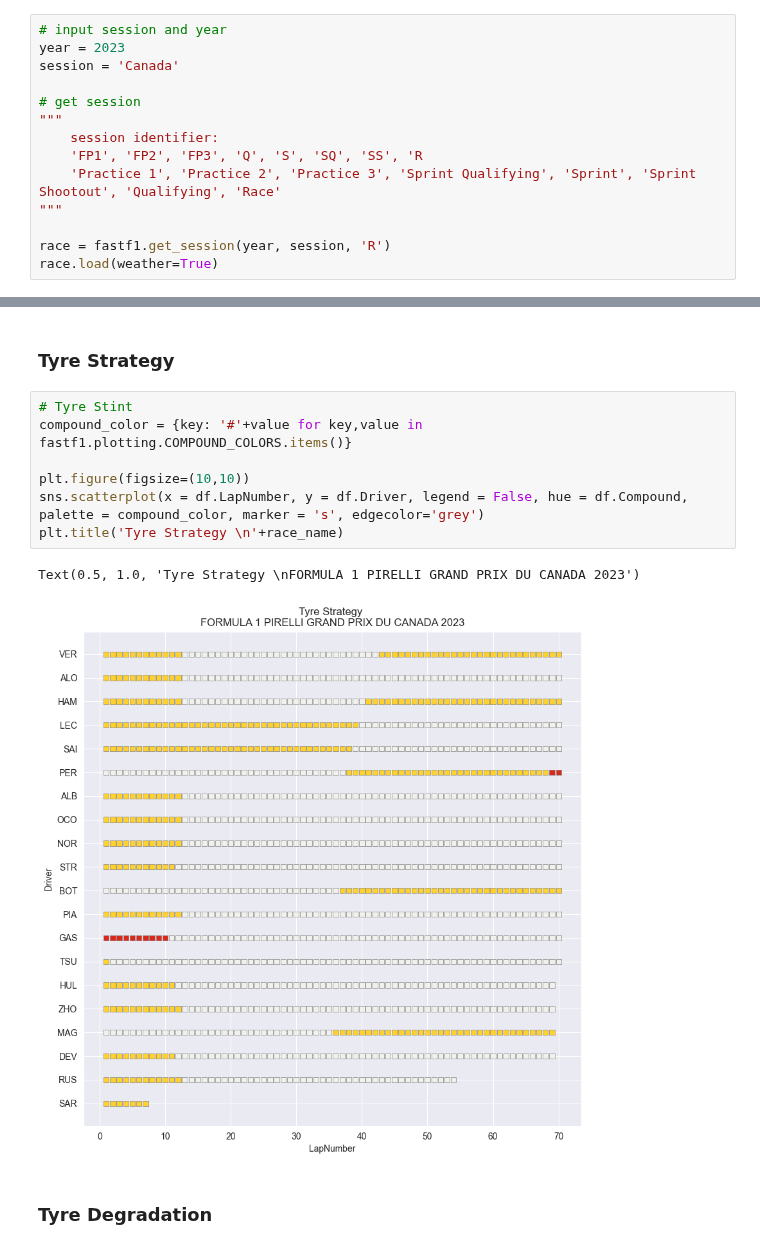
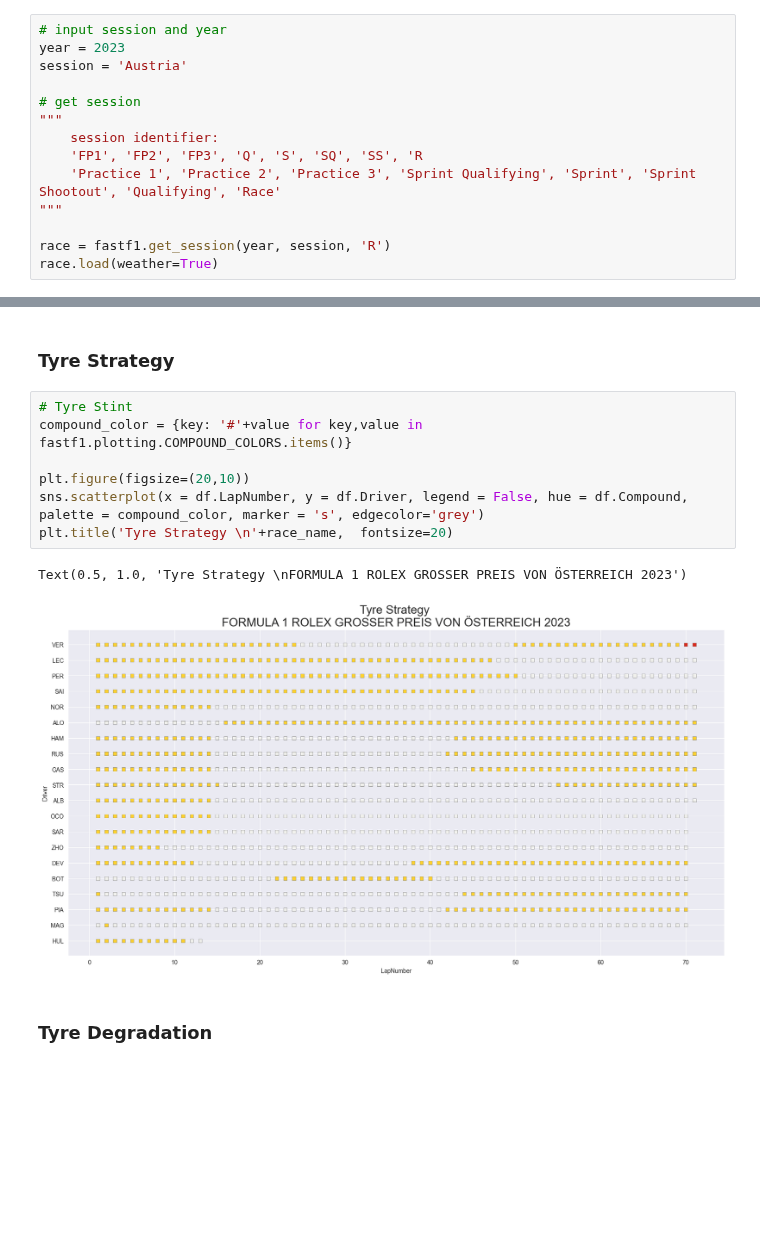
Before and after one commit to edmundhong/formula1-dataanalysis, a Jupyter notebook: Race Analysis.ipynb, the cells around one changed output, grey strips where cells are left out. Cells and saved outputs as stored; diff of their text form; blank space fills up the shorter version.

```diff
--- a/Race Analysis.ipynb
+++ b/Race Analysis.ipynb
@@ -27,7 +27,7 @@ pd.set_option('display.max_columns', None)
 # %%
 # input session and year
 year = 2023
-session = 'Canada'
+session = 'Austria'
 
 # get session
 """
@@ -179,13 +183,13 @@ plt.show()
 # %%
 # Tyre Stint
 compound_color = {key: '#'+value for key,value in fastf1.plotting.COMPOUND_COLORS.items()}
 
-plt.figure(figsize=(10,10))
+plt.figure(figsize=(20,10))
 sns.scatterplot(x = df.LapNumber, y = df.Driver, legend = False, hue = df.Compound, palette = compound_color, marker = 's', edgecolor='grey')
-plt.title('Tyre Strategy \n'+race_name)
+plt.title('Tyre Strategy \n'+race_name,  fontsize=20)
 # %% [output]
-Text(0.5, 1.0, 'Tyre Strategy \nFORMULA 1 PIRELLI GRAND PRIX DU CANADA 2023')
+Text(0.5, 1.0, 'Tyre Strategy \nFORMULA 1 ROLEX GROSSER PREIS VON ÖSTERREICH 2023')
-[figure, old version]
+[figure, new version]
 # %% [markdown]
 ### Tyre Degradation
 # %%
```
Also changed, not shown: parts of 9 cells of this notebook, 1 other file.
